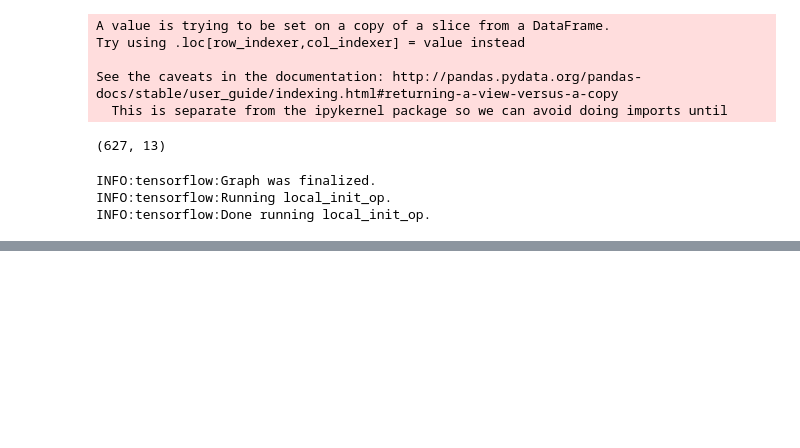
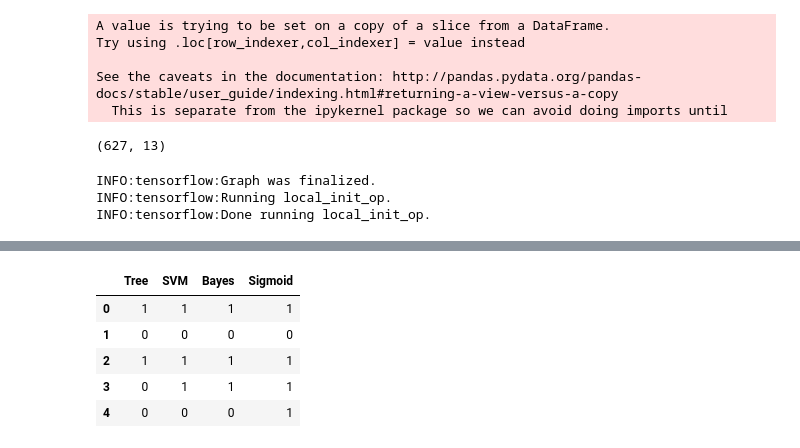
Before and after one commit to yaxha/mds-statistical-learning, a Jupyter notebook: Proyecto/Training.ipynb, the cells around one changed output, grey strips where cells are left out. Drawn from its saved outputs; the diff is of its cells as text; code cells hidden in the pictures; blank space fills up the shorter version.

```diff
--- a/Proyecto/Training.ipynb
+++ b/Proyecto/Training.ipynb
@@ -288,7 +271,7 @@ def training(learning_rate, epochs, imprimir_error_cada, x_train, labels_train,
 y = data_train[["Survived"]].to_numpy()
 x = data_train[["Age", "SibSp", "Parch", "Fare", "Embarked_C", "Embarked_Q", "Embarked_S", "Class_Lower", "Class_Middle", "Class_Upper", "Sex_F", "Sex_M"]]
 x["Bias"] = 1
-x = x.to_numpy()
+x = skp.scale(x)
 x.shape
 # %% [output]
 A value is trying to be set on a copy of a slice from a DataFrame.
@@ -310,0 +372,15 @@ Reusing TensorBoard on port 6006 (pid 8744), started 0:00:59 ago. (Use '!kill 87
+# %%
+resultados = pd.DataFrame({
+    #"PassengerId": data_cv["PassengerId"],
+    "Tree": prediccion_tree,
+    "SVM": prediccion_svm,
+    "Bayes": prediccion_bayes,
+    "Sigmoid": prediccion_sigmoid})
+resultados.head()
+# %% [output]
+|  | Tree | SVM | Bayes | Sigmoid |
+| 0 | 1 | 1 | 1 | 1 |
+| 1 | 0 | 0 | 0 | 0 |
+| 2 | 1 | 1 | 1 | 1 |
+| 3 | 0 | 1 | 1 | 1 |
+| 4 | 0 | 0 | 0 | 1 |
```
Also changed, not shown: parts of 20 cells of this notebook, 4 other files.
